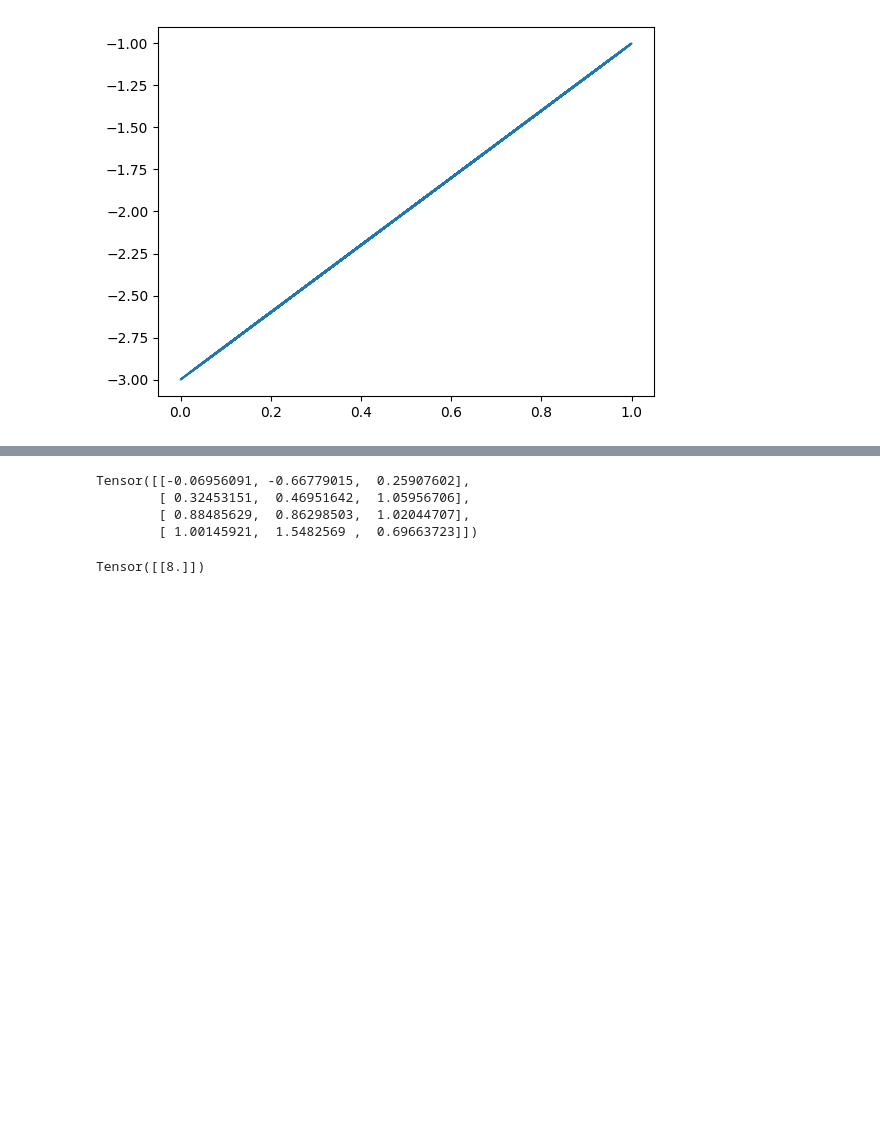
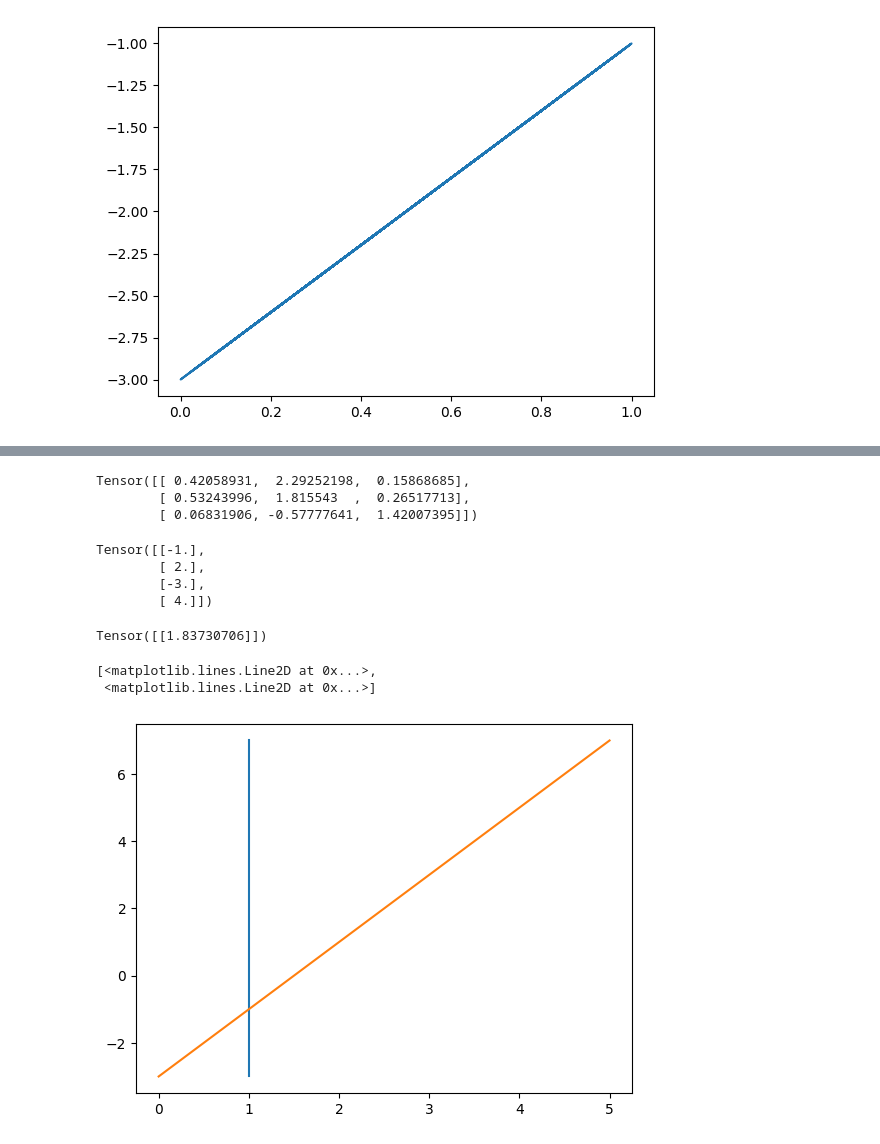
Before and after one commit to JamorMoussa/2IA, a Jupyter notebook: utils/seq.ipynb, the cells around one changed output, grey strips where cells are left out. Saved outputs shown, nothing was run; the diff lists cells and outputs as text; code cells hidden in the pictures; blank space fills up the shorter version.

```diff
--- a/utils/seq.ipynb
+++ b/utils/seq.ipynb
@@ -58,9 +97,9 @@ class Linear(Layer):
         self.input = input
         return Tensor.dot(input, self.weights)
 
-    def backward(self, outdE: Tensor) -> Tensor:
-        self.grad = Tensor.dot(self.input.T, outdE)
-        return Tensor.dot(outdE, self.weights.T)
+    def backward(self, out_grad: Tensor) -> Tensor:
+        self.grad = Tensor.dot(self.input.T, out_grad)
+        return Tensor.dot(out_grad, self.weights.T)
 # %%
 class Sequential:
 
@@ -121,6 +175,9 @@ y = np.dot(X, np.array([[-1, 2, 3, 4]]).T)
 # %%
 model = Sequential([
     Linear(4, 3),
+    ReLU(),
+    Linear(3, 3),
+    ReLU(),
     Linear(3, 1)
 ])
 # %%
@@ -140,11 +204,27 @@ for i in range(10):
+# %%
+model.layers()[2].weights
+# %% [output]
+Tensor([[ 0.42058931,  2.29252198,  0.15868685],
+        [ 0.53243996,  1.815543  ,  0.26517713],
+        [ 0.06831906, -0.57777641,  1.42007395]])
 # %%
-model.layers()[0].weights
+np.dot(np.dot(model.layers()[0].weights, model.layers()[2].weights), model.layers()[4].weights)
 # %% [output]
-Tensor([[-0.06956091, -0.66779015,  0.25907602],
-        [ 0.32453151,  0.46951642,  1.05956706],
-        [ 0.88485629,  0.86298503,  1.02044707],
-        [ 1.00145921,  1.5482569 ,  0.69663723]])
+Tensor([[-1.],
+        [ 2.],
+        [-3.],
+        [ 4.]])
 # %%
-model(Tensor([1, 1, 1, 1]))
+model(Tensor([0, 1, 0, 0]))
 # %% [output]
-Tensor([[8.]])
+Tensor([[1.83730706]])
+# %%
+t = Tensor(np.block([np.ones((100, 1)), np.linspace(0, 5, 100).reshape(-1, 1)]))
+# %%
+y = model(t)
+# %%
+plt.plot(t, y)
+# %% [output]
+[<matplotlib.lines.Line2D at 0x...>,
+ <matplotlib.lines.Line2D at 0x...>]
+[figure, added]
```
Also changed, not shown: parts of 12 cells of this notebook, 2 other files.
